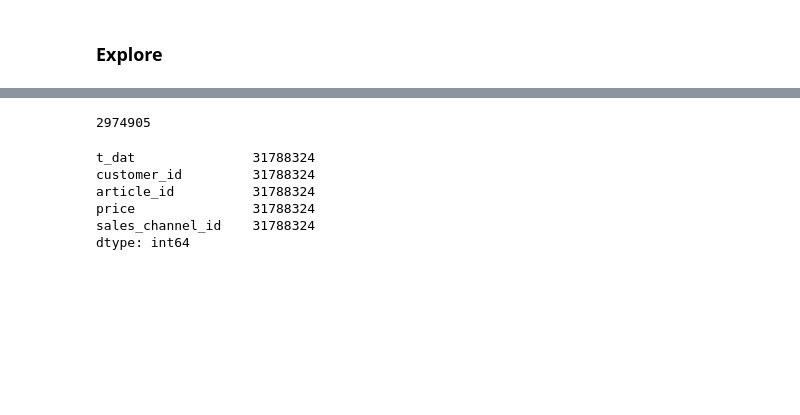
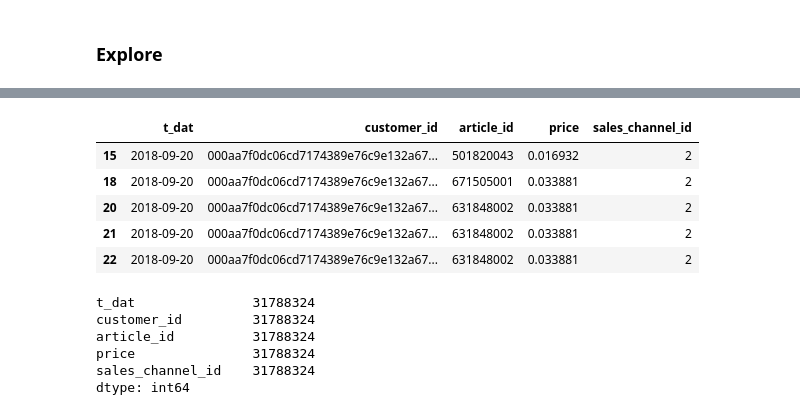
Before and after one commit to emmanuel-ashaye/cs-5304-final-project-fashion-forward, a Jupyter notebook: p1.ipynb, the cells around one changed output, grey strips where cells are left out. Cells and saved outputs as stored; diff of their text form; code cells hidden in the pictures; blank space fills up the shorter version.

```diff
--- a/p1.ipynb
+++ b/p1.ipynb
@@ -41,9 +42,15 @@ dtype: int64
 # %%
 # print(customers_df.duplicated().sum())
 # print(articles_df.duplicated().sum())
-print(transactions_df.duplicated().sum())
+# print(transactions_df.duplicated().sum())
+transactions_df[transactions_df.duplicated()].head()
 # %% [output]
-2974905
+|  | t_dat | customer_id | article_id | price | sales_channel_id |
+| 15 | 2018-09-20 | 000aa7f0dc06cd7174389e76c9e132a67... | 501820043 | 0.016932 | 2 |
+| 18 | 2018-09-20 | 000aa7f0dc06cd7174389e76c9e132a67... | 671505001 | 0.033881 | 2 |
+| 20 | 2018-09-20 | 000aa7f0dc06cd7174389e76c9e132a67... | 631848002 | 0.033881 | 2 |
+| 21 | 2018-09-20 | 000aa7f0dc06cd7174389e76c9e132a67... | 631848002 | 0.033881 | 2 |
+| 22 | 2018-09-20 | 000aa7f0dc06cd7174389e76c9e132a67... | 631848002 | 0.033881 | 2 |
 # %%
 transactions_df.count()
 # transactions_df = transactions_df.drop_duplicates()
```
Also changed, not shown: parts of 10 cells of this notebook.
